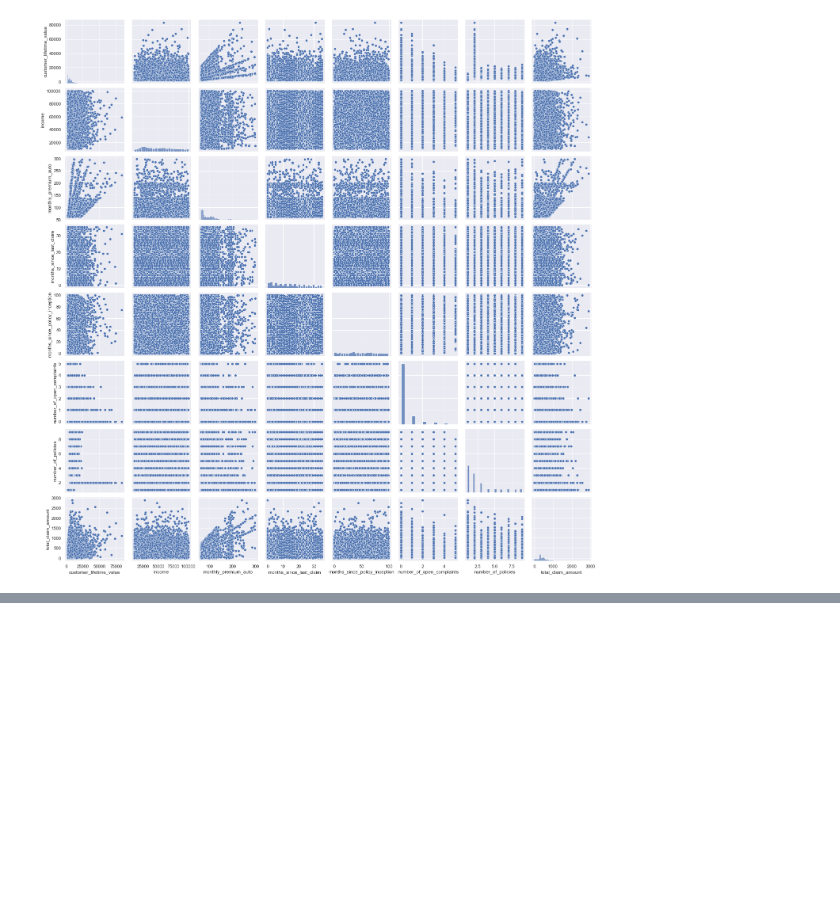
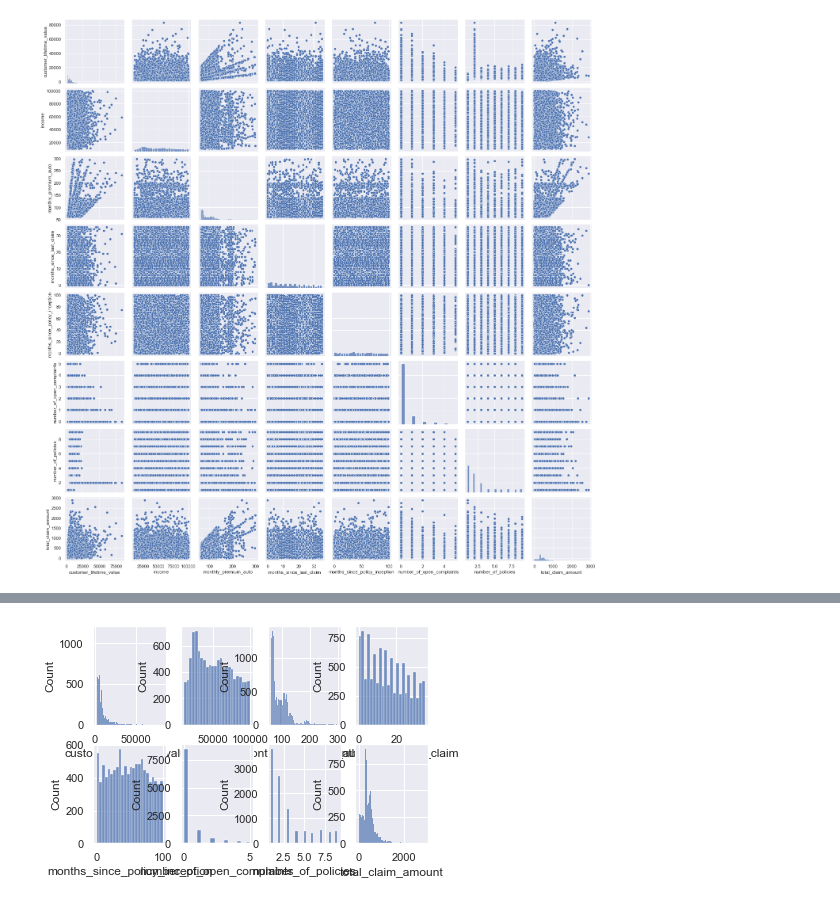
Before and after one commit to Danielaafig/IronDanielaFLabs, a Jupyter notebook: 2_Week/Customer_Analysis_Case_Study/2 Week_Day 3 .ipynb, the cells around one changed output, grey strips where cells are left out. Cells and saved outputs as stored; diff of their text form; code cells hidden in the pictures; blank space fills up the shorter version.

```diff
--- a/2_Week/Customer_Analysis_Case_Study/2 Week_Day 3 .ipynb
+++ b/2_Week/Customer_Analysis_Case_Study/2 Week_Day 3 .ipynb
@@ -253,5 +221,0 @@ sns_hist_plot_2(numerical)
-# %%
-
-for i, column in enumerate(numerical.columns, 1):
-    plt.subplot(4,4,i)
-    sns.histplot(numerical[column]
@@ -259,0 +253,7 @@ SyntaxError: unexpected EOF while parsing (3033368316.py, line 3)
+# %%
+for i, column in enumerate(numerical.columns, 1):
+    figsize=(30,20)
+    plt.subplot(2,4,i)
+    sns.histplot(numerical[column])
+# %% [output]
+[figure, added]
```
Also changed, not shown: parts of 9 cells of this notebook.
